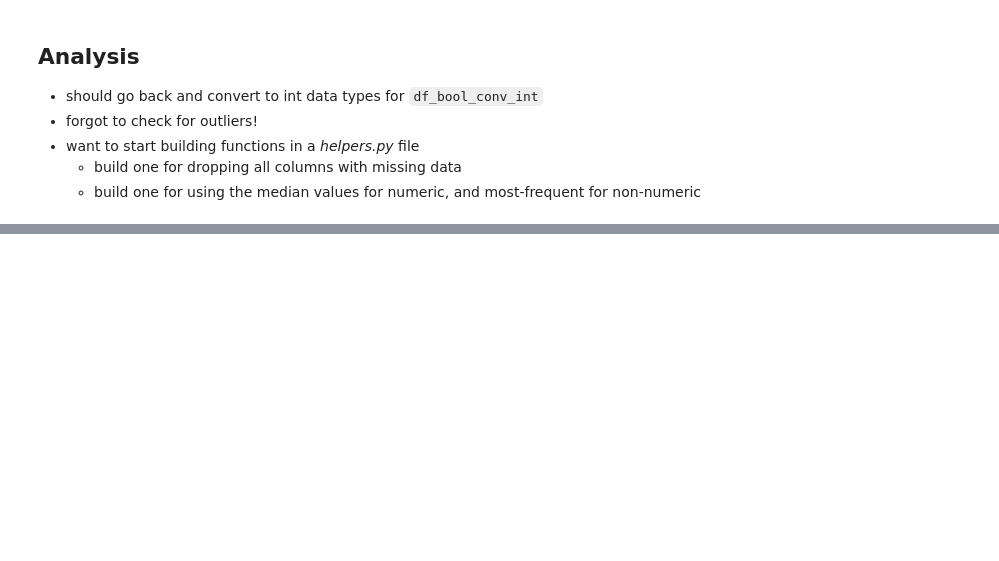
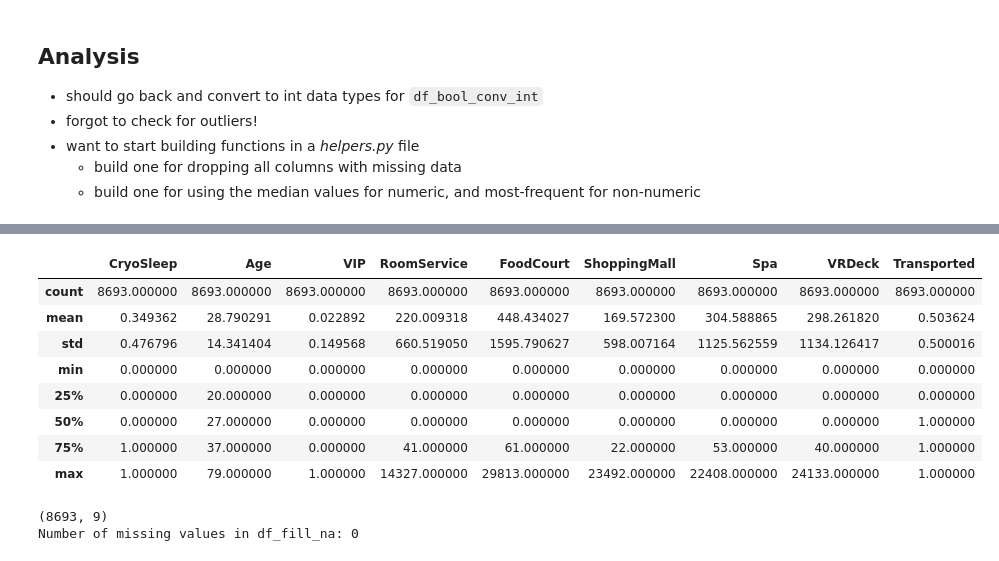
Before and after one commit to connorcapitolo/Spaceship-Titanic, a Jupyter notebook: spaceship_eda.ipynb, the cells around one changed output, grey strips where cells are left out. Cells and saved outputs as stored; diff of their text form; code cells hidden in the pictures; blank space fills up the shorter version.

```diff
--- a/spaceship_eda.ipynb
+++ b/spaceship_eda.ipynb
@@ -382,0 +509,19 @@ plt.show()
+# %%
+df_fill_na = helper.fill_numeric_missing_values(df_bool_conv_int)
+df_fill_na.describe()
+# %% [output]
+|  | CryoSleep | Age | VIP | RoomService | FoodCourt | ShoppingMall | Spa | VRDeck | Transported |
+| count | 8693.000000 | 8693.000000 | 8693.000000 | 8693.000000 | 8693.000000 | 8693.000000 | 8693.000000 | 8693.000000 | 8693.000000 |
+| mean | 0.349362 | 28.790291 | 0.022892 | 220.009318 | 448.434027 | 169.572300 | 304.588865 | 298.261820 | 0.503624 |
+| std | 0.476796 | 14.341404 | 0.149568 | 660.519050 | 1595.790627 | 598.007164 | 1125.562559 | 1134.126417 | 0.500016 |
+| min | 0.000000 | 0.000000 | 0.000000 | 0.000000 | 0.000000 | 0.000000 | 0.000000 | 0.000000 | 0.000000 |
+| 25% | 0.000000 | 20.000000 | 0.000000 | 0.000000 | 0.000000 | 0.000000 | 0.000000 | 0.000000 | 0.000000 |
+| 50% | 0.000000 | 27.000000 | 0.000000 | 0.000000 | 0.000000 | 0.000000 | 0.000000 | 0.000000 | 1.000000 |
+| 75% | 1.000000 | 37.000000 | 0.000000 | 41.000000 | 61.000000 | 22.000000 | 53.000000 | 40.000000 | 1.000000 |
+| max | 1.000000 | 79.000000 | 1.000000 | 14327.000000 | 29813.000000 | 23492.000000 | 22408.000000 | 24133.000000 | 1.000000 |
+# %%
+print(df_fill_na.shape)
+print(f"Number of missing values in df_fill_na: {df_fill_na.isnull().sum().sum()}")
+# %% [output]
+(8693, 9)
+Number of missing values in df_fill_na: 0
```
Also changed, not shown: parts of 15 cells of this notebook, 2 other files.
